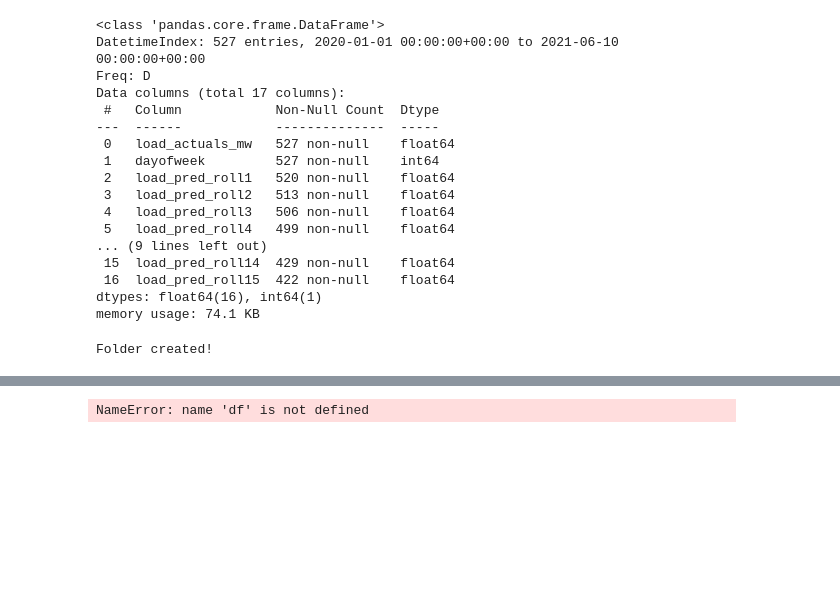
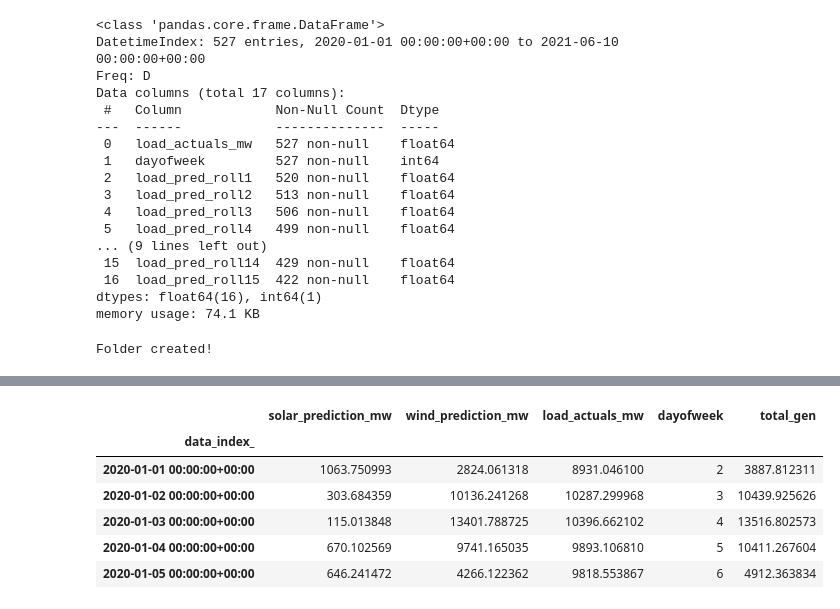
Before and after one commit to MBrouns/PyLadiesMLOpsCapstone, a Jupyter notebook: notebooks/prepare_data.ipynb, the cells around one changed output, grey strips where cells are left out. Drawn from its saved outputs; the diff is of its cells as text; code cells hidden in the pictures; blank space fills up the shorter version.

Commit message:
adding solar and wind energy predictions

```diff
--- a/notebooks/prepare_data.ipynb
+++ b/notebooks/prepare_data.ipynb
@@ -313,0 +251,5 @@ NameError: name 'df' is not defined
+# %%
+# Get daily aggregation
+
+df_wind_daily = df_wind.resample('D').sum()
+df_wind_daily.head()
@@ -314,4 +264,16 @@ NameError: name 'df' is not defined
+# %%
+# Join with load
+df_load_wind = pd.merge(df_wind_daily, df_load_daily[['load_actuals_mw', 'dayofweek']], how = 'right', right_index = True, left_index = True)
+df_load_wind['total_gen'] = df_load_wind.solar_prediction_mw + df_load_wind.wind_prediction_mw
+
+df_load_wind.head()
+# %% [output]
+|  | solar_prediction_mw | wind_prediction_mw | load_actuals_mw | dayofweek | total_gen |
+| data_index_ |  |  |  |  |  |
+| 2020-01-01 00:00:00+00:00 | 1063.750993 | 2824.061318 | 8931.046100 | 2 | 3887.812311 |
+| 2020-01-02 00:00:00+00:00 | 303.684359 | 10136.241268 | 10287.299968 | 3 | 10439.925626 |
+| 2020-01-03 00:00:00+00:00 | 115.013848 | 13401.788725 | 10396.662102 | 4 | 13516.802573 |
+| 2020-01-04 00:00:00+00:00 | 670.102569 | 9741.165035 | 9893.106810 | 5 | 10411.267604 |
+| 2020-01-05 00:00:00+00:00 | 646.241472 | 4266.122362 | 9818.553867 | 6 | 4912.363834 |
 # %%
-df.to_csv(os.path.join(DATADIR, 'input_data.csv'), index_label='date')
+df_load_wind.to_csv(os.path.join('../capstone-data', 'daily_load_and_wind.csv'))
-# %% [output]
-NameError: name 'df' is not defined
```
Also changed, not shown: parts of 25 cells of this notebook.
